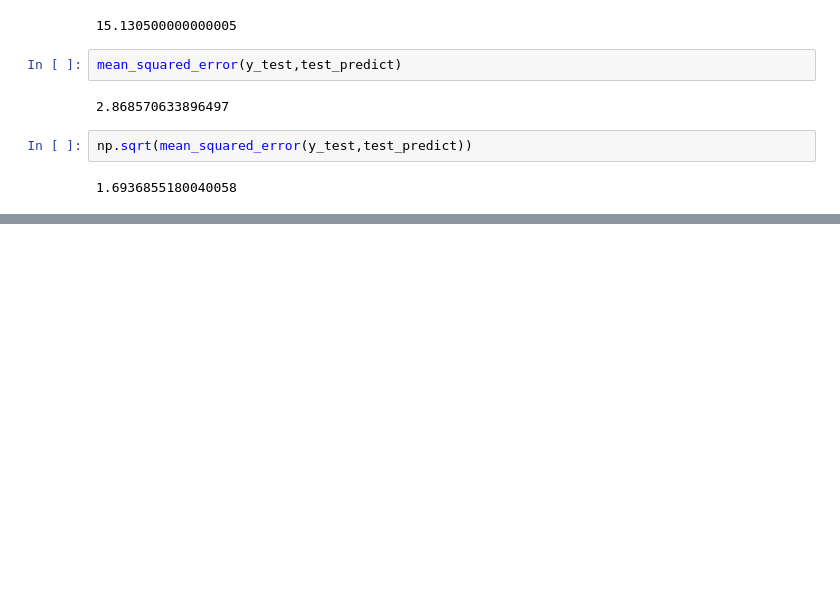
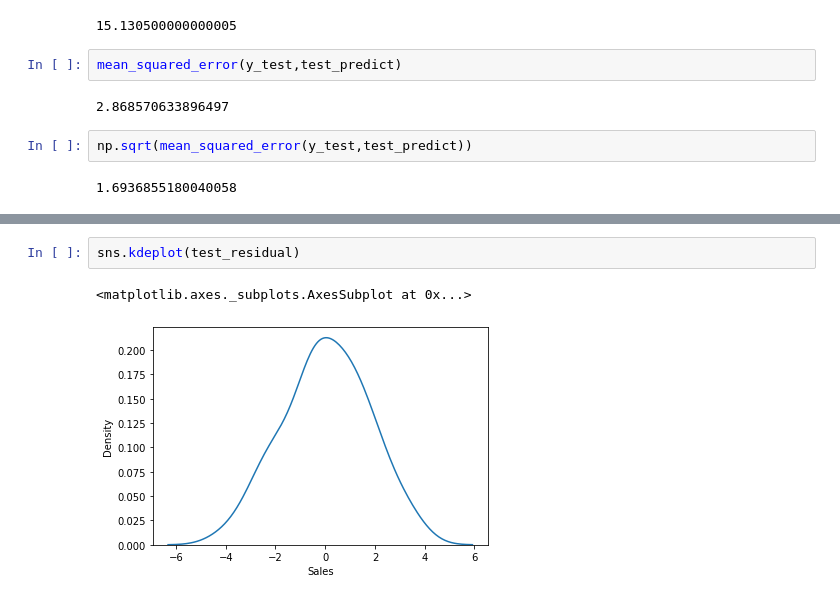
Before and after one commit to savirhkhan/Scikit_learn_dump, a Jupyter notebook: linear_regression.ipynb, the cells around one changed output, grey strips where cells are left out. Cells and saved outputs as stored; diff of their text form; blank space fills up the shorter version.

```diff
--- a/linear_regression.ipynb
+++ b/linear_regression.ipynb
@@ -132,0 +162,5 @@ np.sqrt(mean_squared_error(y_test,test_predict))
+# %%
+sns.kdeplot(test_residual)
+# %% [output]
+<matplotlib.axes._subplots.AxesSubplot at 0x...>
+[figure, added]
```
Also changed, not shown: parts of 3 cells of this notebook.
